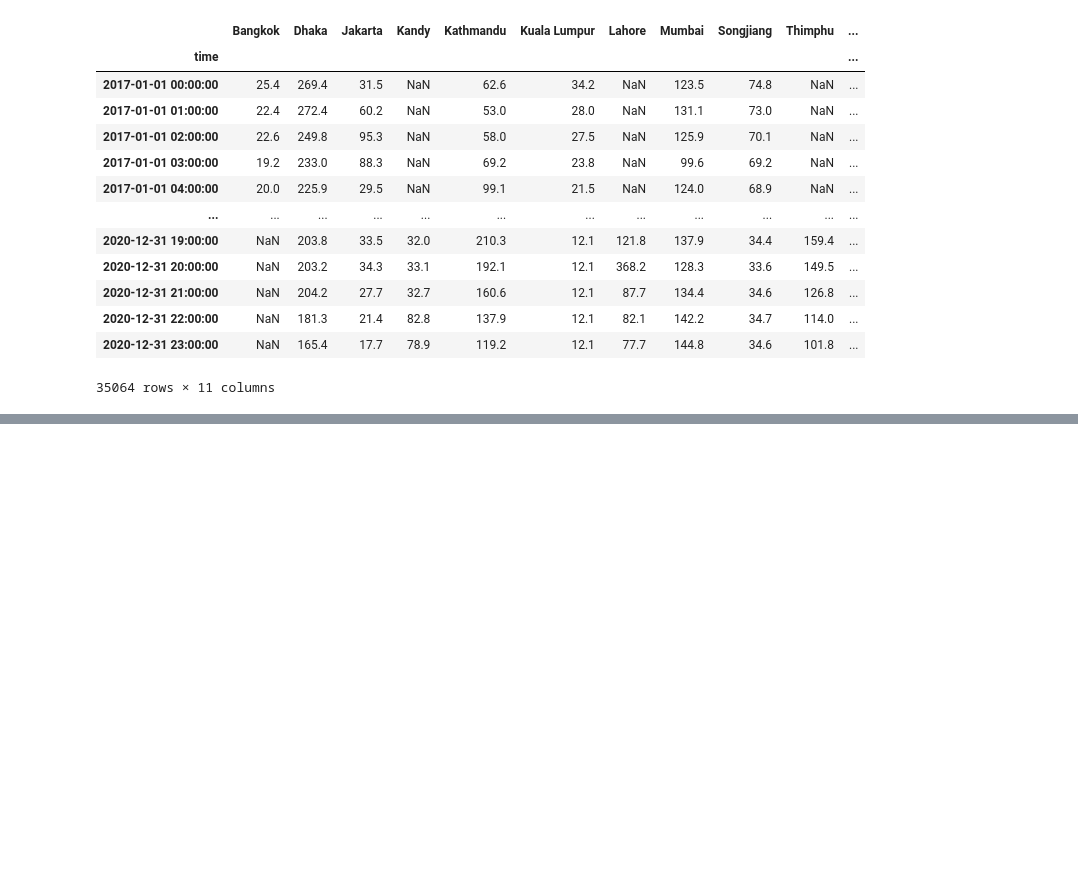
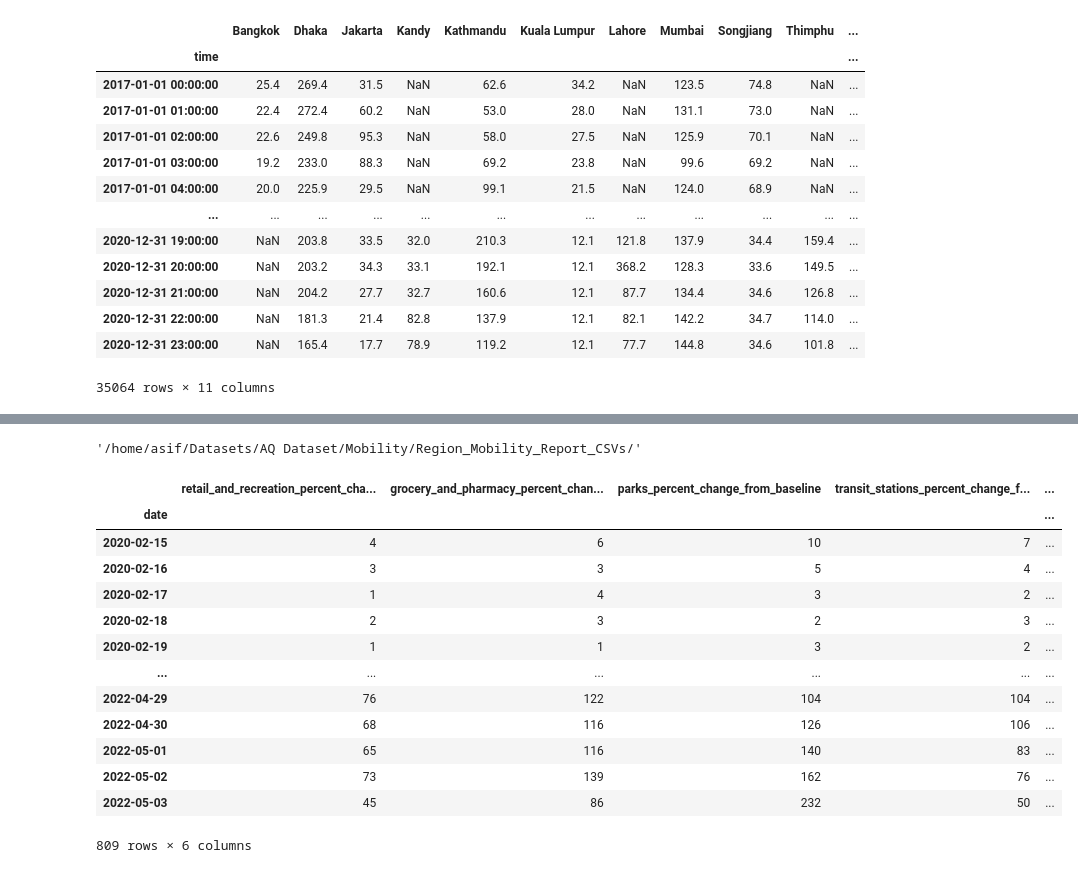
Before and after one commit to asifzmn/Air_Quality_Analysis, a Jupyter notebook: CoronaBeforeAfter.ipynb, the cells around one changed output, grey strips where cells are left out. Cells and saved outputs as stored; diff of their text form; code cells hidden in the pictures; blank space fills up the shorter version.

```diff
--- a/CoronaBeforeAfter.ipynb
+++ b/CoronaBeforeAfter.ipynb
@@ -21,0 +58,26 @@ time_series
+# %%
+mobility_path = aq_directory + 'Mobility/Region_Mobility_Report_CSVs/'
+mobility_path
+# %% [output]
+'/home/asif/Datasets/AQ Dataset/Mobility/Region_Mobility_Report_CSVs/'
+# %%
+mobility = pd.concat([pd.read_csv(mobility_path+f'{year}_BD_Region_Mobility_Report.csv') for year in [2020,2021,2022]]).iloc[:,8:]
+mobility = mobility.set_index('date')
+mobility.index = pd.to_datetime(mobility.index)
+# %%
+mobility
+# %% [output]
+|  | retail_and_recreation_percent_cha... | grocery_and_pharmacy_percent_chan... | parks_percent_change_from_baseline | transit_stations_percent_change_f... | ... |
+| date |  |  |  |  | ... |
+| 2020-02-15 | 4 | 6 | 10 | 7 | ... |
+| 2020-02-16 | 3 | 3 | 5 | 4 | ... |
+| 2020-02-17 | 1 | 4 | 3 | 2 | ... |
+| 2020-02-18 | 2 | 3 | 2 | 3 | ... |
+| 2020-02-19 | 1 | 1 | 3 | 2 | ... |
+| ... | ... | ... | ... | ... | ... |
+| 2022-04-29 | 76 | 122 | 104 | 104 | ... |
+| 2022-04-30 | 68 | 116 | 126 | 106 | ... |
+| 2022-05-01 | 65 | 116 | 140 | 83 | ... |
+| 2022-05-02 | 73 | 139 | 162 | 76 | ... |
+| 2022-05-03 | 45 | 86 | 232 | 50 | ... |
+809 rows × 6 columns
```
Also changed, not shown: parts of 13 cells of this notebook, 23 other files.
